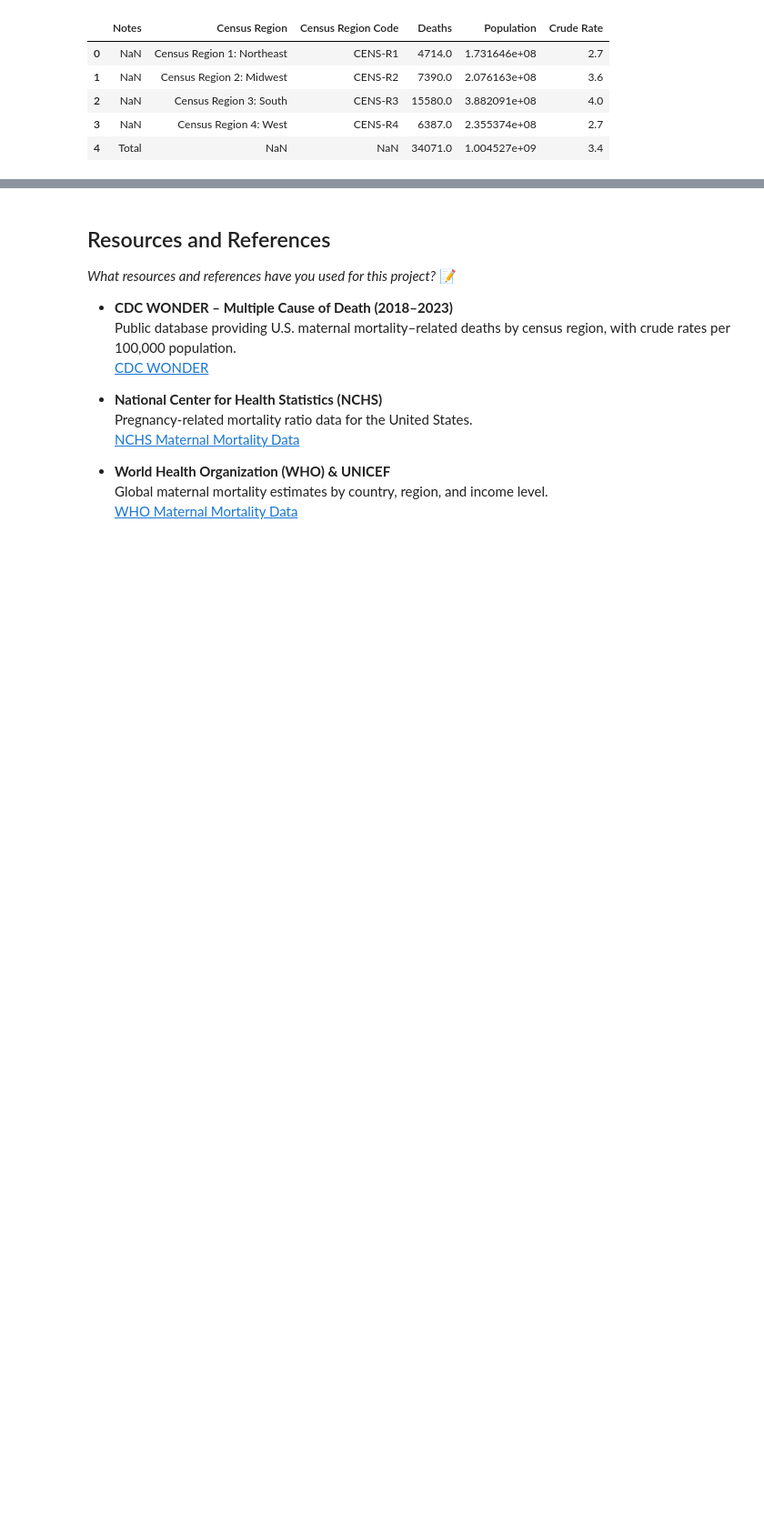
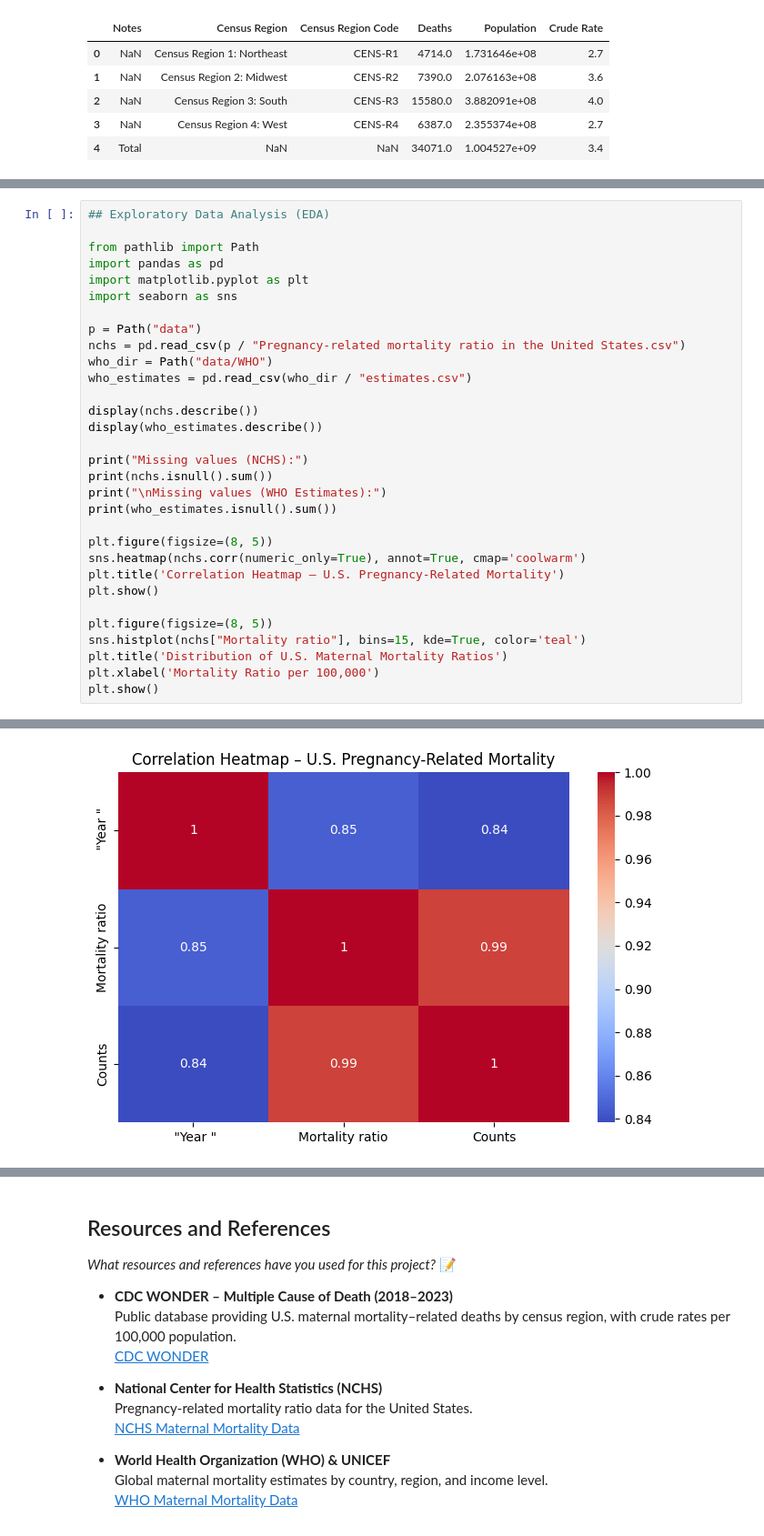
Before and after one commit to IT4063C001-Fall2025/final-project-Eatoyebi, a Jupyter notebook: source.ipynb, the cells around one changed output, grey strips where cells are left out. Shown at 91% size. Cells and saved outputs as stored; diff of their text form; blank space fills up the shorter version.

```diff
--- a/source.ipynb
+++ b/source.ipynb
@@ -161,0 +187,32 @@ WHO Main Data: (4044, 104)
+# %%
+## Exploratory Data Analysis (EDA)
+
+from pathlib import Path
+import pandas as pd
+import matplotlib.pyplot as plt
+import seaborn as sns
+
+p = Path("data")
+nchs = pd.read_csv(p / "Pregnancy-related mortality ratio in the United States.csv")
+who_dir = Path("data/WHO")
+who_estimates = pd.read_csv(who_dir / "estimates.csv")
+
+display(nchs.describe())
+display(who_estimates.describe())
+
+print("Missing values (NCHS):")
+print(nchs.isnull().sum())
+print("\nMissing values (WHO Estimates):")
+print(who_estimates.isnull().sum())
+
+plt.figure(figsize=(8, 5))
+sns.heatmap(nchs.corr(numeric_only=True), annot=True, cmap='coolwarm')
+plt.title('Correlation Heatmap – U.S. Pregnancy-Related Mortality')
+plt.show()
+
+plt.figure(figsize=(8, 5))
+sns.histplot(nchs["Mortality ratio"], bins=15, kde=True, color='teal')
+plt.title('Distribution of U.S. Maternal Mortality Ratios')
+plt.xlabel('Mortality Ratio per 100,000')
+plt.show()
+# %% [output]
@@ -161,0 +252 @@ WHO Main Data: (4044, 104)
+[figure, added]
```
Also changed, not shown: parts of 10 cells of this notebook, 7 other files.
